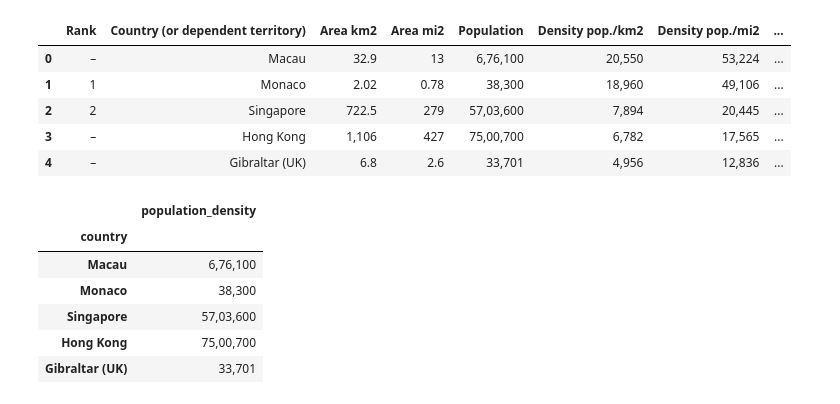
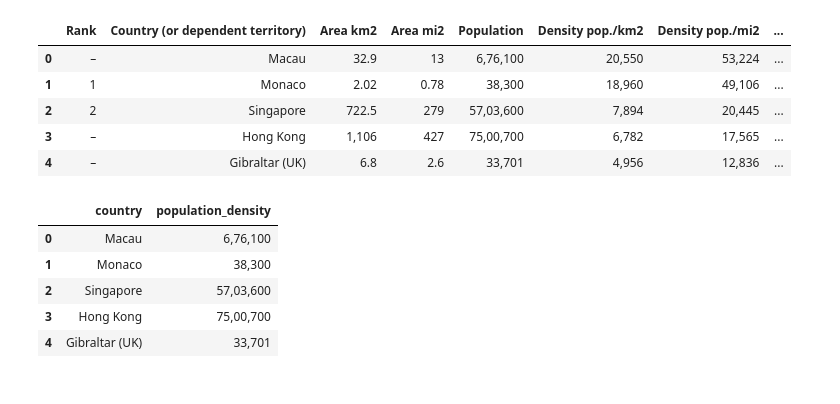
Before and after one commit to fredtan30/Project-2-ETL-Countries-Cost-Living, a Jupyter notebook: Untitled.ipynb, the cells around one changed output. Drawn from its saved outputs; the diff is of its cells as text; code cells hidden in the pictures.

```diff
--- a/Untitled.ipynb
+++ b/Untitled.ipynb
@@ -117,23 +114,22 @@ population_density_df.head()
 # %%
 population_cols = ["Country (or dependent territory)","Population"]
 population_transformed = population_density_df[population_cols].copy()
 
 #Rename the column headers
 population_transformed = population_transformed.rename(columns={"Country (or dependent territory)":"country","Population": "population_density"})
 
 
 #Set country as index
-population_transformed.set_index("country",inplace=True)
+# population_transformed.set_index("country",inplace=True)
 
 population_transformed.head()
 # %% [output]
-|  | population_density |
-| country |  |
-| Macau | 6,76,100 |
-| Monaco | 38,300 |
-| Singapore | 57,03,600 |
-| Hong Kong | 75,00,700 |
-| Gibraltar (UK) | 33,701 |
+|  | country | population_density |
+| 0 | Macau | 6,76,100 |
+| 1 | Monaco | 38,300 |
+| 2 | Singapore | 57,03,600 |
+| 3 | Hong Kong | 75,00,700 |
+| 4 | Gibraltar (UK) | 33,701 |
 # %%
 URI = "postgres://jssxqibm:n9Q4br27p_f9Xj5qd5zDW3WjkQkIG9lE@rosie.db.elephantsql.com/jssxqibm"
 
```
Also changed, not shown: parts of 6 cells of this notebook.
